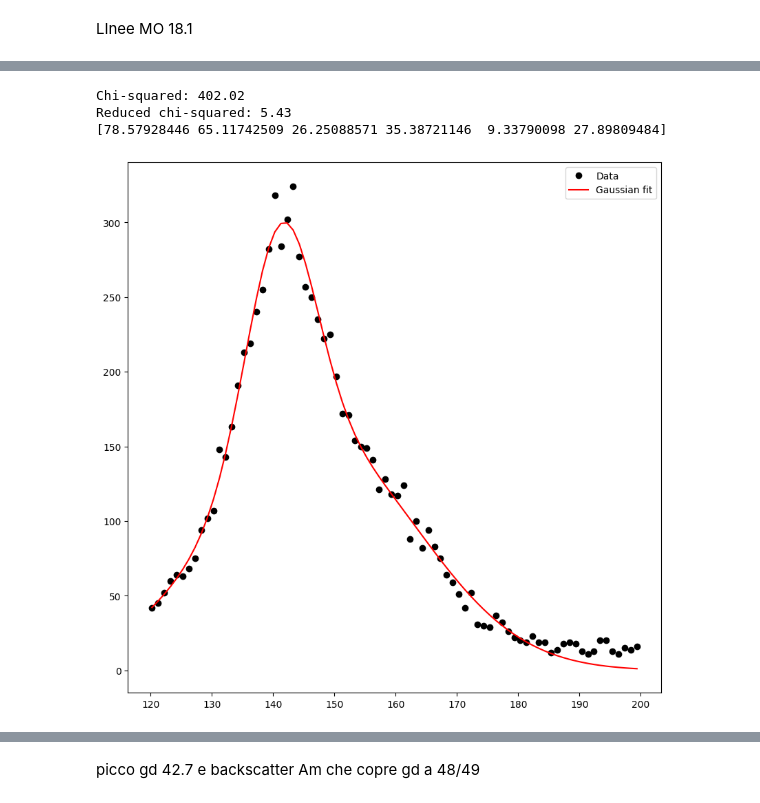
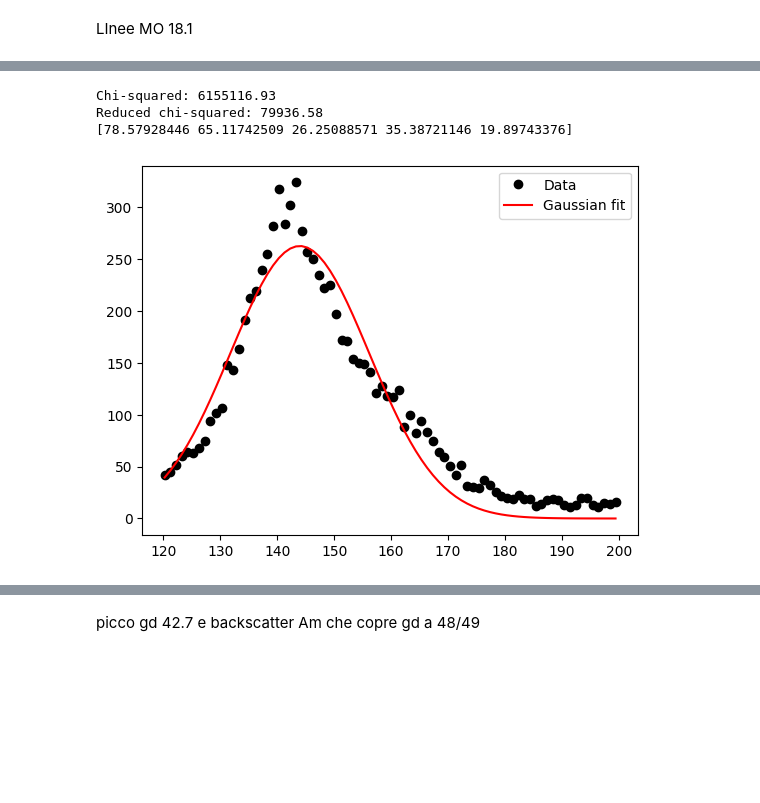
Before and after one commit to francescouni0/FisMedLab, a Jupyter notebook: Silici/Secondo Giorno/siliciGiorno2/fluorescenze.ipynb, the cells around one changed output, grey strips where cells are left out. Drawn from its saved outputs; the diff is of its cells as text; code cells hidden in the pictures; blank space fills up the shorter version.

```diff
--- a/Silici/Secondo Giorno/siliciGiorno2/fluorescenze.ipynb
+++ b/Silici/Secondo Giorno/siliciGiorno2/fluorescenze.ipynb
@@ -291,53 +291,49 @@ y = Sn[120:200]-noise[120:200]
 plt.plot(x, y, 'ko', label='Data')
 
 # Guess initial parameters for Gaussian fit
-n_gaussians = 2  # Number of Gaussians to fit
+n_gaussians = 1  # Number of Gaussians to fit
 p0 = np.zeros(n_gaussians * 3)
 p0[0] = 300  # Amplitude of first Gaussian
 p0[1] = 142  # Mean of first Gaussian
 p0[2] = 10  # Std. dev. of first Gaussian
-p0[3] = 130  # Amplitude of second Gaussian
-p0[4] = 162  # Mean of second Gaussian
-p0[5] = 20  # Std. dev. of second Gaussian
+
 
 
 # Fit the sum of Gaussians to the data using curve_fit
 coeff, var_matrix = curve_fit(gaussian_sum, x, y, p0=p0)
-E=np.append(E,[coeff[1],coeff[4]])
-dE=np.append(dE,[np.sqrt(var_matrix[1,1]),np.sqrt(var_matrix[4,4])])
-ds=np.append(ds,[np.sqrt(var_matrix[2,2]),np.sqrt(var_matrix[5,5])])
-s=np.append(s,[coeff[2],coeff[5]])
+E=np.append(E,[coeff[1]])
+dE=np.append(dE,[np.sqrt(var_matrix[1,1])])
+ds=np.append(ds,[np.sqrt(var_matrix[2,2])])
+s=np.append(s,[coeff[2]])
 
 fit_y = gaussian_sum(x, *coeff)
 plt.plot(x, fit_y, 'r-', label='Gaussian fit')
 
 # Calculate the chi-squared value
 residuals = y - fit_y
 chi2 = np.sum((residuals / fit_y) ** 2)
 dof = len(x) - len(p0)  # Degrees of freedom
 reduced_chi2 = chi2 / dof
 print('Chi-squared: {:.2f}'.format(chi2))
 print('Reduced chi-squared: {:.2f}'.format(reduced_chi2))
 
 # Calculate the energy resolution (FWHM) of the peak
 fwhm = 2.35*abs(coeff[2])
 resolution = np.append(resolution,fwhm / coeff[1] * 100 ) # Convert to percentage
 
-# Calculate the energy resolution (FWHM) of the peak
-fwhm =  2.35*abs(coeff[5])
-resolution = np.append(resolution,fwhm / coeff[1] * 100 ) # Convert to percentage
+
 
 print(resolution)
 
 
 # Add a legend and show the plot
 plt.legend()
 plt.show()
 # %% [output]
-Chi-squared: 402.02
-Reduced chi-squared: 5.43
-[78.57928446 65.11742509 26.25088571 35.38721146  9.33790098 27.89809484]
+Chi-squared: 6155116.93
+Reduced chi-squared: 79936.58
+[78.57928446 65.11742509 26.25088571 35.38721146 19.89743376]
-[figure, old version]
+[figure, new version]
 # %%
 x=np.linspace(0,500,500)
 
```
Also changed, not shown: parts of 9 cells of this notebook, 5 other files.
